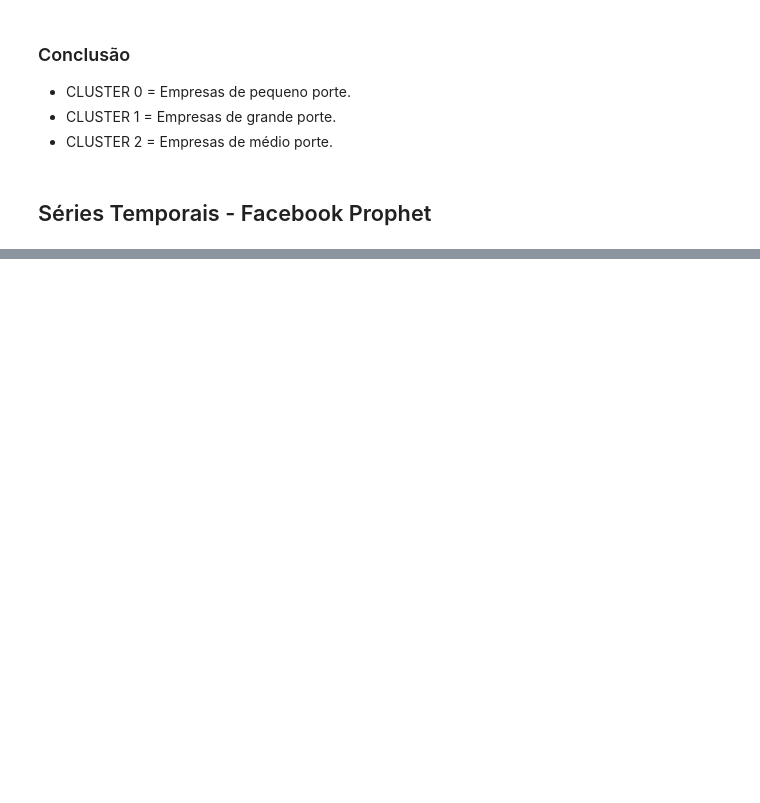
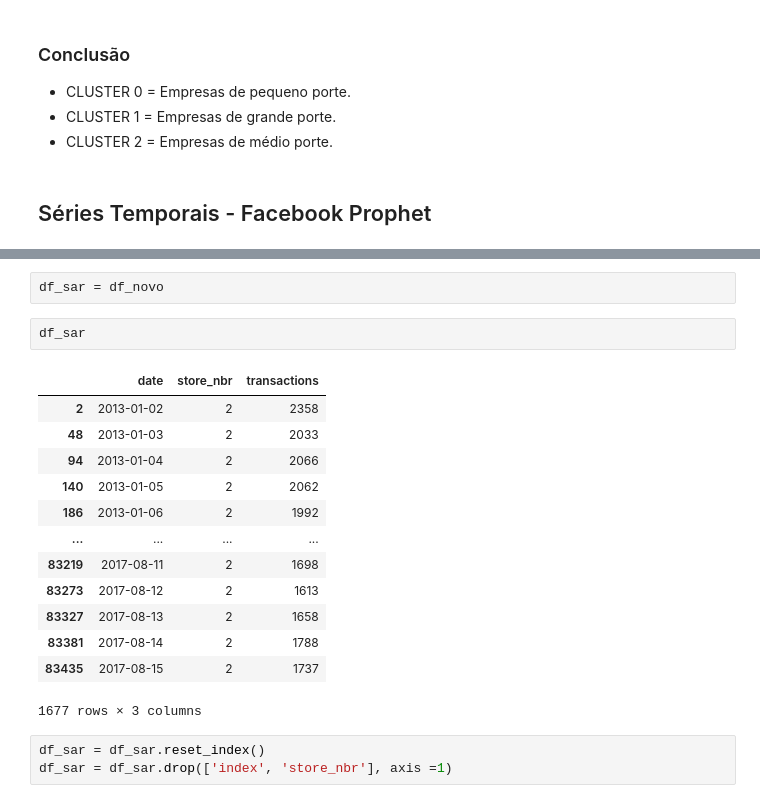
Before and after one commit to lgregs/TCC-PUCSP-CDIA, a Jupyter notebook: StoreSalesTimeSeries.ipynb, the cells around one changed output, grey strips where cells are left out. Saved outputs shown, nothing was run; the diff lists cells and outputs as text; blank space fills up the shorter version.

```diff
--- a/StoreSalesTimeSeries.ipynb
+++ b/StoreSalesTimeSeries.ipynb
@@ -450,0 +483,21 @@ INFO:cmdstanpy:Chain [1] done processing
+# %%
+df_sar = df_novo
+# %%
+df_sar
+# %% [output]
+|  | date | store_nbr | transactions |
+| 2 | 2013-01-02 | 2 | 2358 |
+| 48 | 2013-01-03 | 2 | 2033 |
+| 94 | 2013-01-04 | 2 | 2066 |
+| 140 | 2013-01-05 | 2 | 2062 |
+| 186 | 2013-01-06 | 2 | 1992 |
+| ... | ... | ... | ... |
+| 83219 | 2017-08-11 | 2 | 1698 |
+| 83273 | 2017-08-12 | 2 | 1613 |
+| 83327 | 2017-08-13 | 2 | 1658 |
+| 83381 | 2017-08-14 | 2 | 1788 |
+| 83435 | 2017-08-15 | 2 | 1737 |
+1677 rows × 3 columns
+# %%
+df_sar = df_sar.reset_index()
+df_sar = df_sar.drop(['index', 'store_nbr'], axis =1)
```
Also changed, not shown: parts of 8 cells of this notebook.
